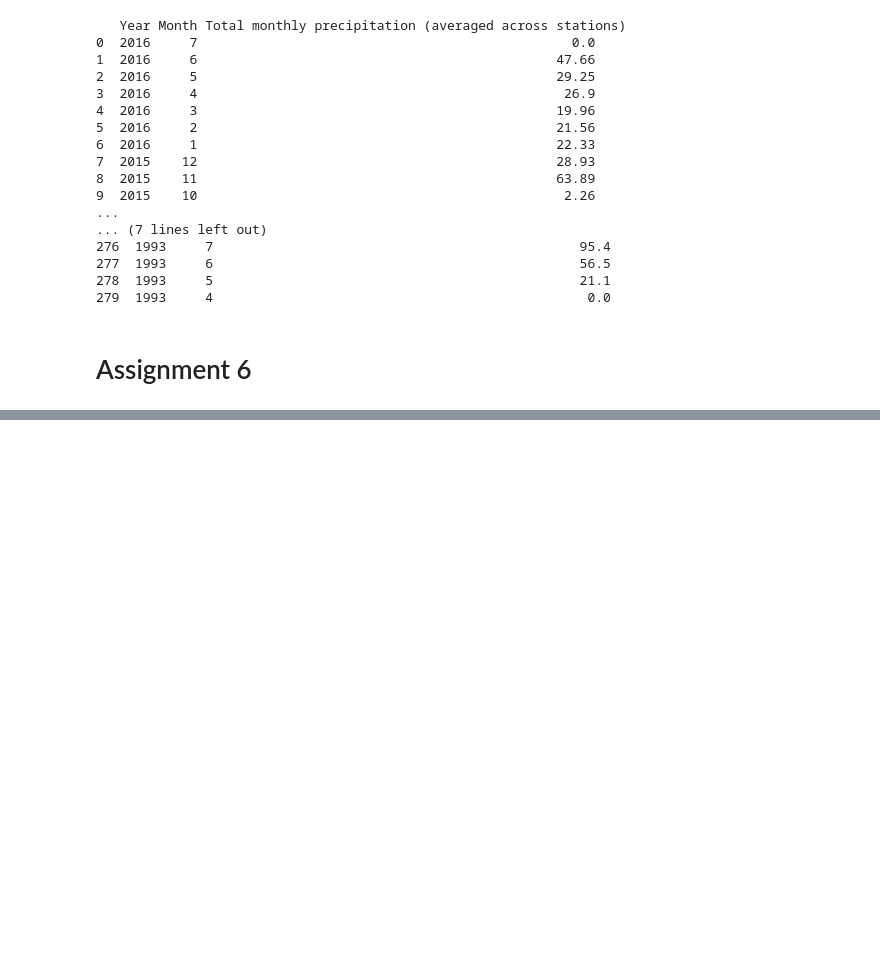
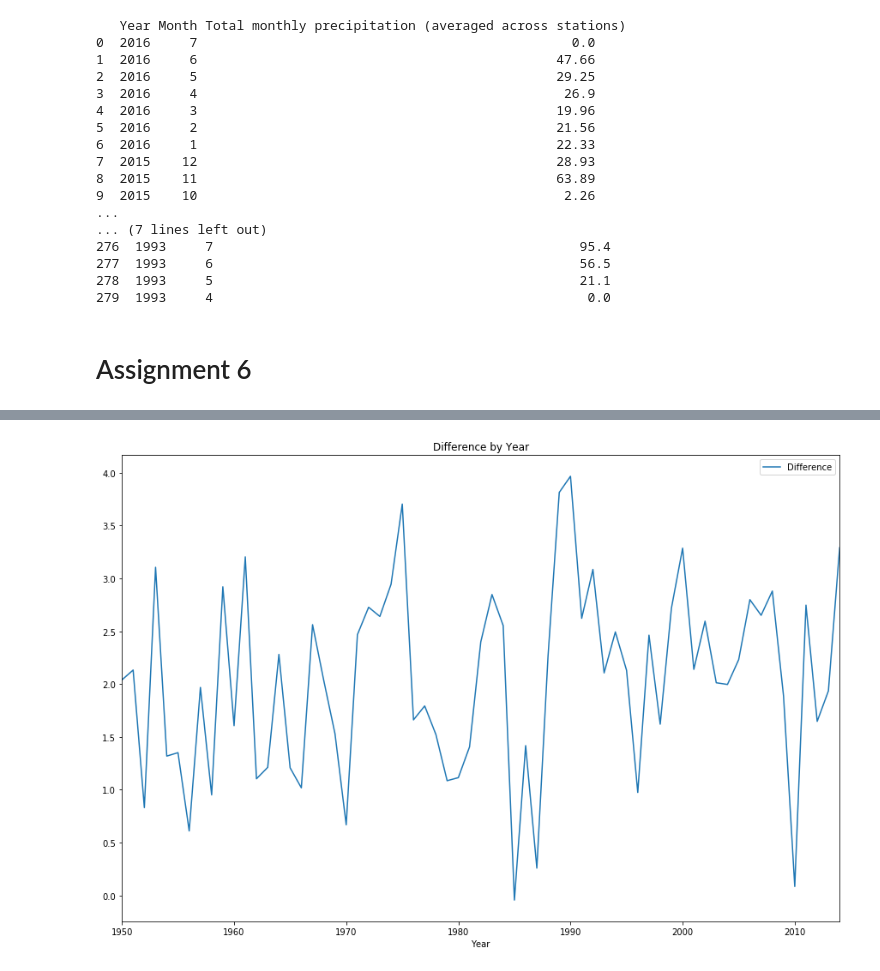
Before and after one commit to flennic/big-data-analytics, a Jupyter notebook: lab02/Individual/Julius/732A54-BDA1-maxpf364-julki092.ipynb, the cells around one changed output, grey strips where cells are left out. Saved outputs shown, nothing was run; the diff lists cells and outputs as text; code cells hidden in the pictures; blank space fills up the shorter version.

```diff
--- a/lab02/Individual/Julius/732A54-BDA1-maxpf364-julki092.ipynb
+++ b/lab02/Individual/Julius/732A54-BDA1-maxpf364-julki092.ipynb
@@ -944,0 +952,7 @@ print_result(path, colnames)
+# %%
+# Difference by Year
+df2 = df.groupby(['Year'])['Difference'].mean().to_frame()
+df2.reset_index(level=0, inplace=True)
+df2.plot.line(x = 'Year', y = 'Difference', figsize=(15,10), title = "Difference by Year");
+# %% [output]
+[figure, added]
```
Also changed, not shown: parts of 8 cells of this notebook.
